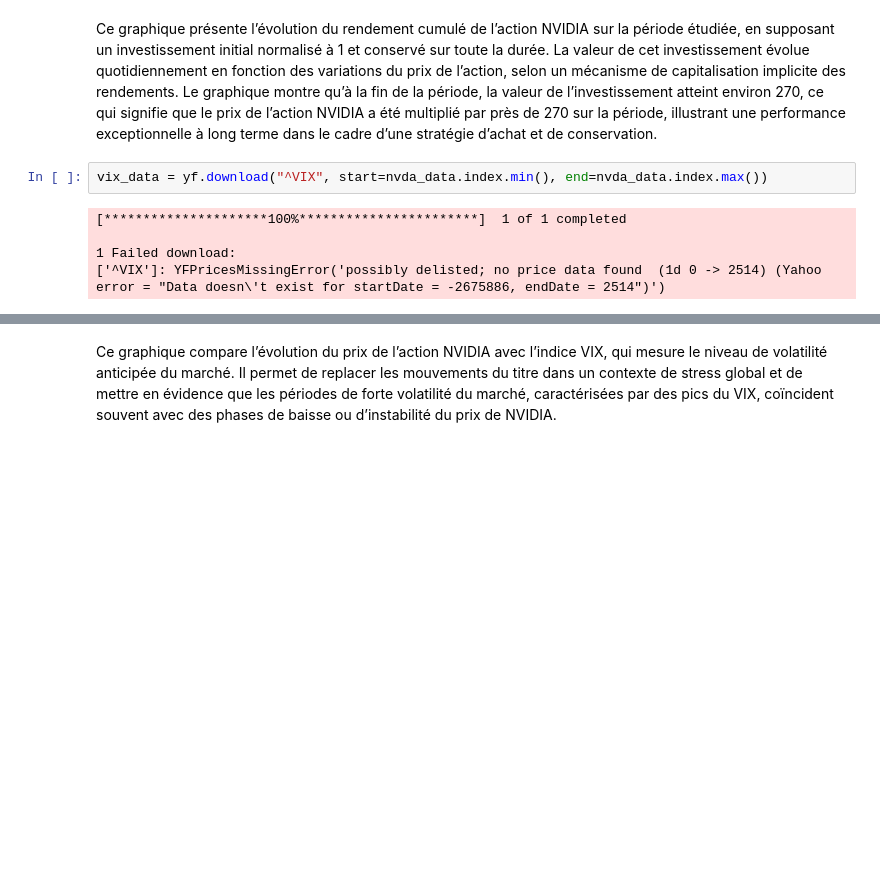
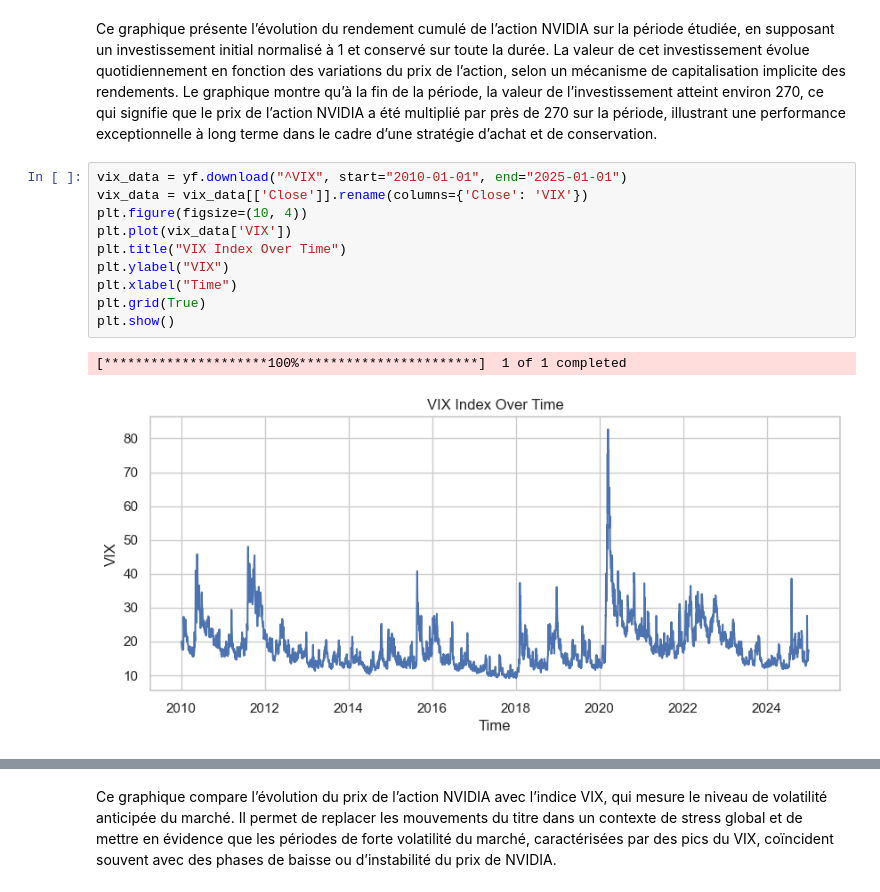
Before and after one commit to JoelKt29/Python-pour-la-data, a Jupyter notebook: NoteBook.ipynb, the cells around one changed output, grey strips where cells are left out. Saved outputs shown, nothing was run; the diff lists cells and outputs as text; blank space fills up the shorter version.

```diff
--- a/NoteBook.ipynb
+++ b/NoteBook.ipynb
@@ -250,10 +250,16 @@ plt.show()
 # %% [markdown]
 Ce graphique présente l’évolution du rendement cumulé de l’action NVIDIA sur la période étudiée, en supposant un investissement initial normalisé à 1 et conservé sur toute la durée. La valeur de cet investissement évolue quotidiennement en fonction des variations du prix de l’action, selon un mécanisme de capitalisation implicite des rendements. Le graphique montre qu’à la fin de la période, la valeur de l’investissement atteint environ 270, ce qui signifie que le prix de l’action NVIDIA a été multiplié par près de 270 sur la période, illustrant une performance exceptionnelle à long terme dans le cadre d’une stratégie d’achat et de conservation.
 # %%
-vix_data = yf.download("^VIX", start=nvda_data.index.min(), end=nvda_data.index.max())
+vix_data = yf.download("^VIX", start="2010-01-01", end="2025-01-01")
+vix_data = vix_data[['Close']].rename(columns={'Close': 'VIX'})
+plt.figure(figsize=(10, 4))
+plt.plot(vix_data['VIX'])
+plt.title("VIX Index Over Time")
+plt.ylabel("VIX")
+plt.xlabel("Time")
+plt.grid(True)
+plt.show()
 # %% [output]
 [*********************100%***********************]  1 of 1 completed
-
-1 Failed download:
-['^VIX']: YFPricesMissingError('possibly delisted; no price data found  (1d 0 -> 2514) (Yahoo error = "Data doesn\'t exist for startDate = -2675886, endDate = 2514")')
+[figure, added]
 # %%
```
Also changed, not shown: parts of 9 cells of this notebook, 2 other files.
